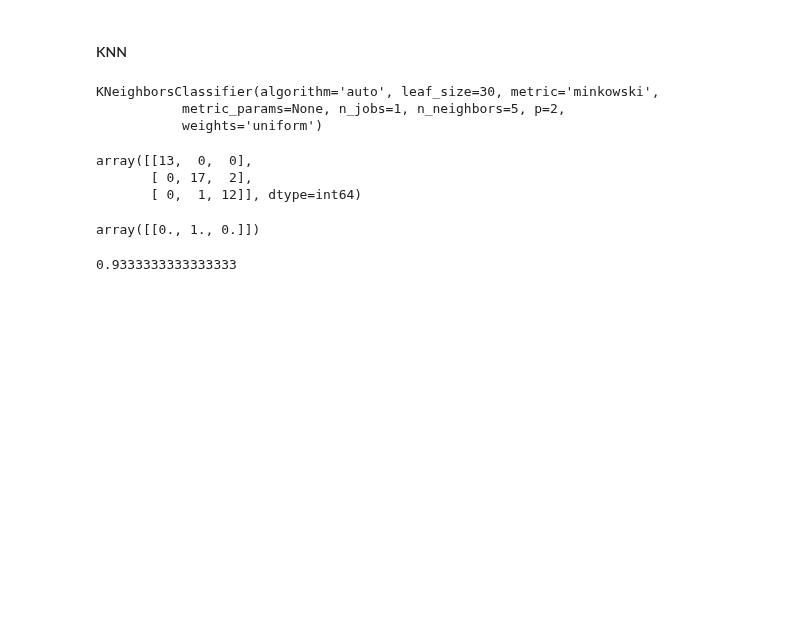
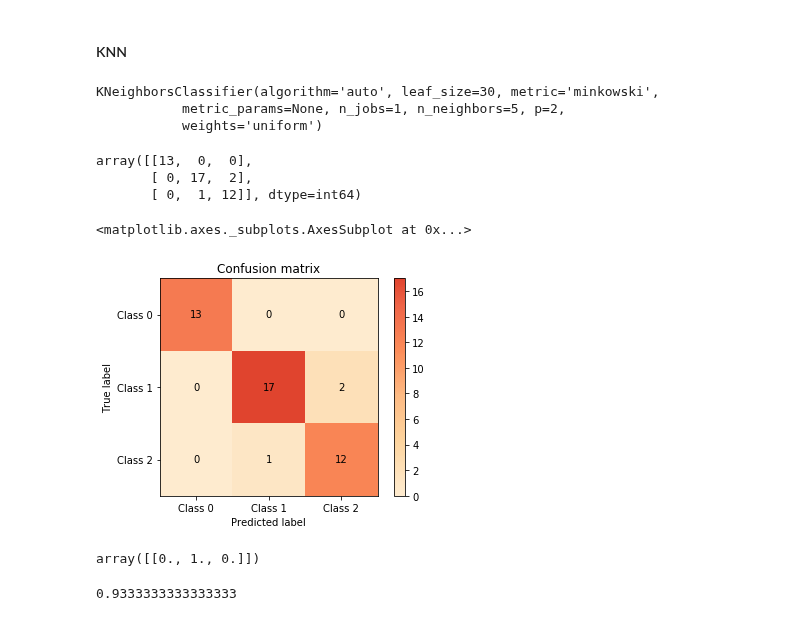
Before and after one commit to chankoo/python, a Jupyter notebook: 8.2 Scikit-learn.ipynb, the cells around one changed output. Saved outputs shown, nothing was run; the diff lists cells and outputs as text; code cells hidden in the pictures; blank space fills up the shorter version.

```diff
--- a/8.2 Scikit-learn.ipynb
+++ b/8.2 Scikit-learn.ipynb
@@ -212,6 +214,11 @@ confusion_matrix(y_test, knn.predict(X_test))
 array([[13,  0,  0],
        [ 0, 17,  2],
        [ 0,  1, 12]], dtype=int64)
+# %%
+plot.confusion_matrix(y_test, knn.predict(X_test))
+# %% [output]
+<matplotlib.axes._subplots.AxesSubplot at 0x...>
+[figure, added]
 # %%
 knn.predict_proba([[3,3,3,3]]) #확률을 predict
 # %% [output]
```
Also changed, not shown: parts of 6 cells of this notebook.
